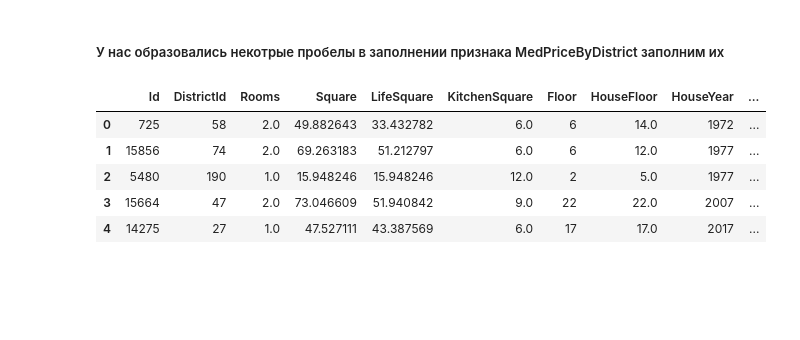
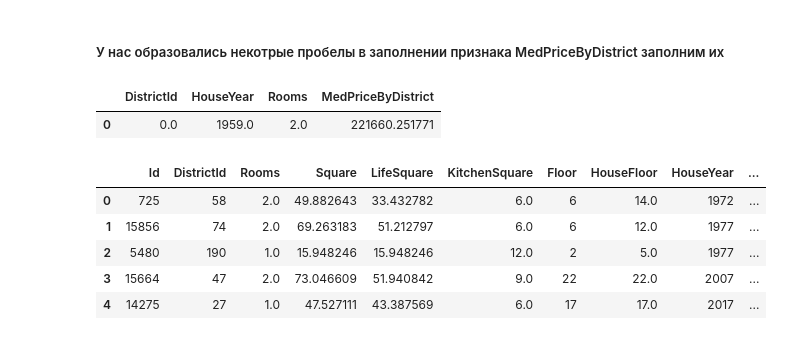
Before and after one commit to LuckyDima/Geekbrains_DB_0607, a Jupyter notebook: Data Science/Final/Final.ipynb, the cells around one changed output. Saved outputs shown, nothing was run; the diff lists cells and outputs as text; code cells hidden in the pictures; blank space fills up the shorter version.

```diff
--- a/Data Science/Final/Final.ipynb
+++ b/Data Science/Final/Final.ipynb
@@ -560,6 +560,11 @@ df_test['E_3'] = df_test['Ecology_3'].replace({'A':2, 'B':1})
 df_test['S_2'] = df_test['Shops_2'].replace({'A':2, 'B':1})
 # %% [markdown]
 ##### У нас образовались некотрые пробелы в заполнении признака MedPriceByDistrict заполним их
+# %%
+med_price_by_district.head(1)
+# %% [output]
+|  | DistrictId | HouseYear | Rooms | MedPriceByDistrict |
+| 0 | 0.0 | 1959.0 | 2.0 | 221660.251771 |
 # %%
 m = med_price_by_district.groupby(['DistrictId','HouseYear','Rooms']).median()
 
```
Also changed, not shown: parts of 12 cells of this notebook, 1 other file.
